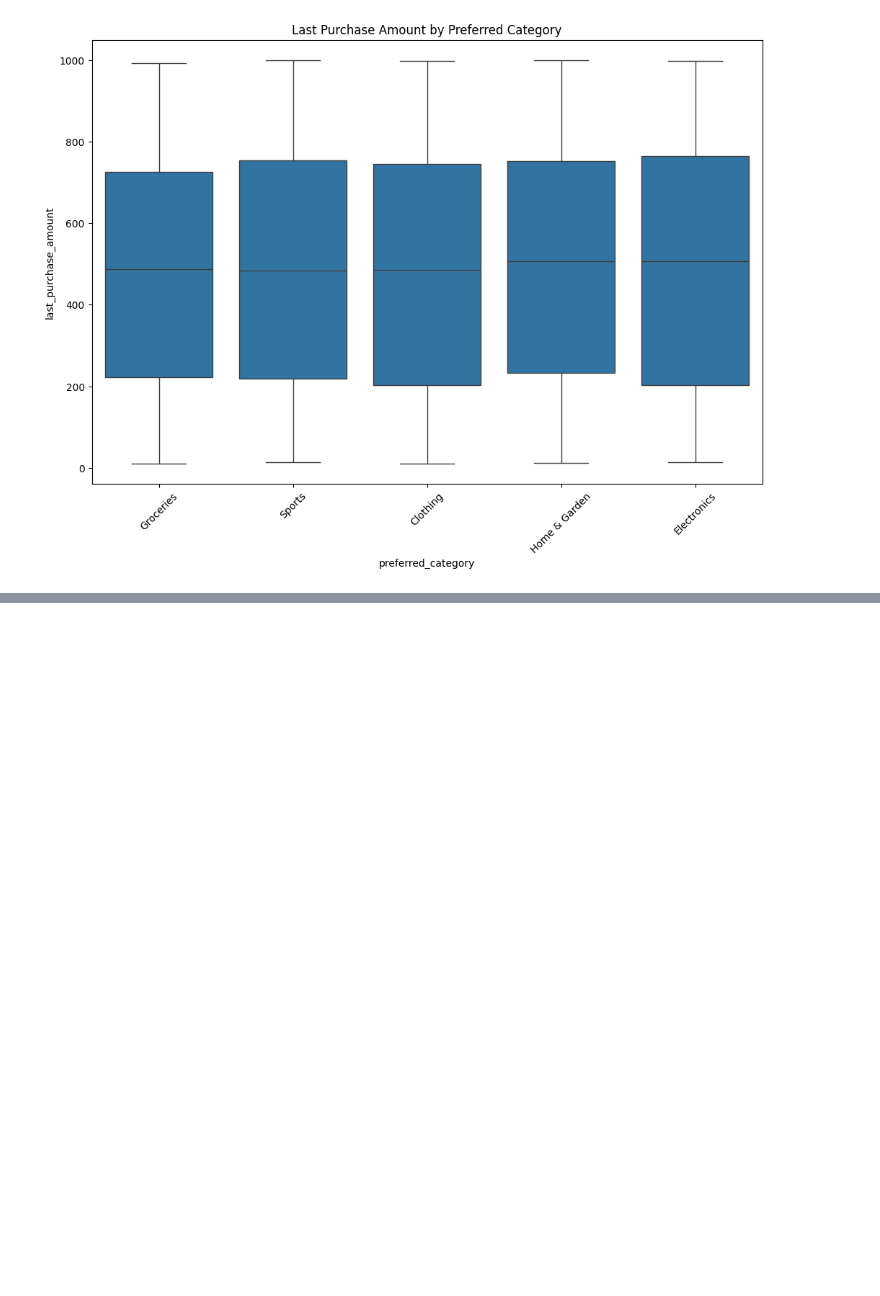
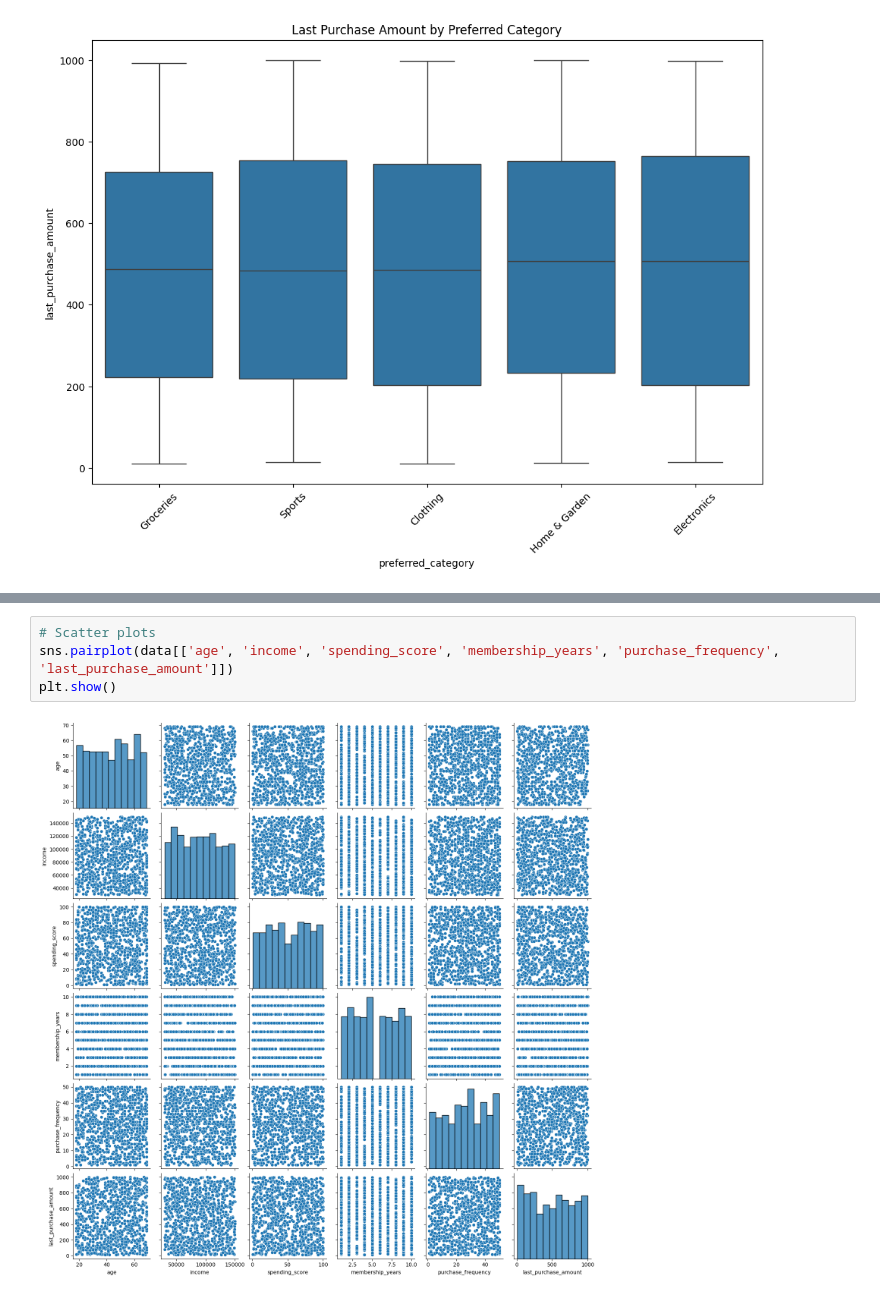
Before and after one commit to tahaalikhan123/customersegmentation, a Jupyter notebook: EDA and Viz.ipynb, the cells around one changed output, grey strips where cells are left out. Drawn from its saved outputs; the diff is of its cells as text; blank space fills up the shorter version.

```diff
--- a/EDA and Viz.ipynb
+++ b/EDA and Viz.ipynb
@@ -118,0 +150,6 @@ plt.show()
+# %%
+# Scatter plots
+sns.pairplot(data[['age', 'income', 'spending_score', 'membership_years', 'purchase_frequency', 'last_purchase_amount']])
+plt.show()
+# %% [output]
+[figure, added]
```
Also changed, not shown: parts of 11 cells of this notebook.
